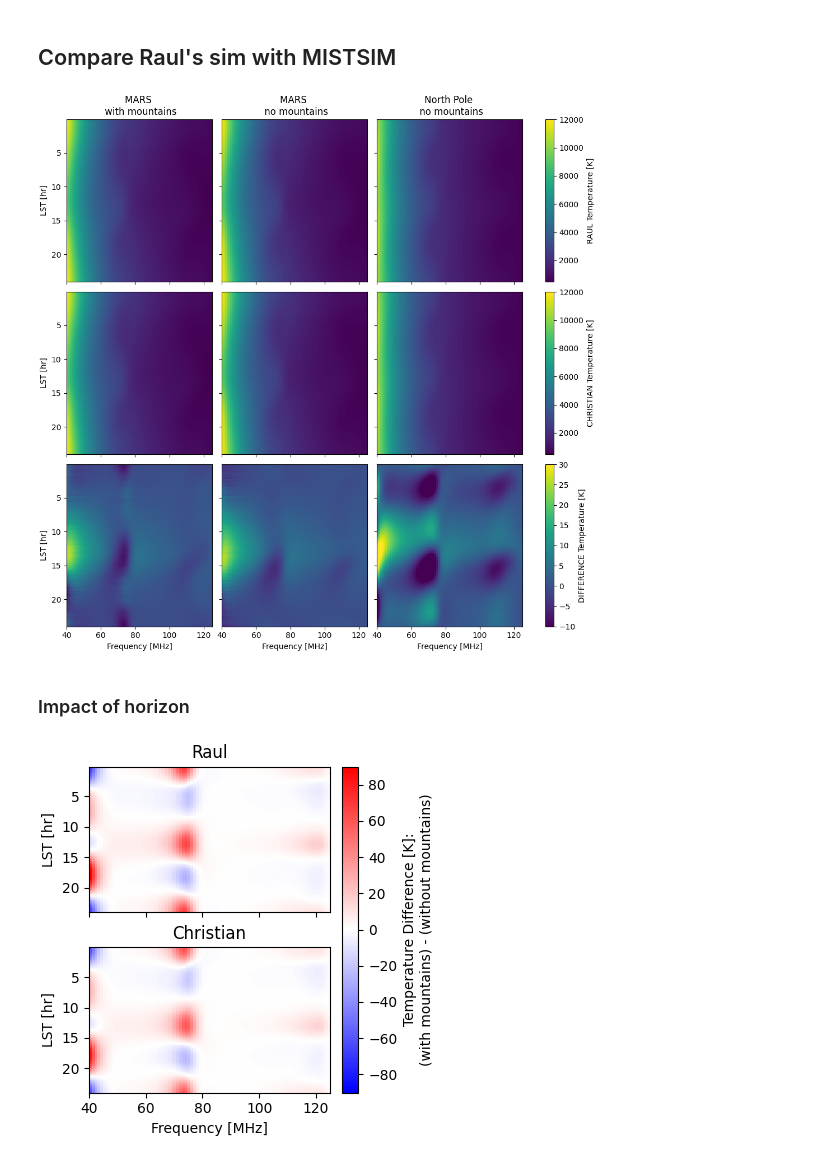
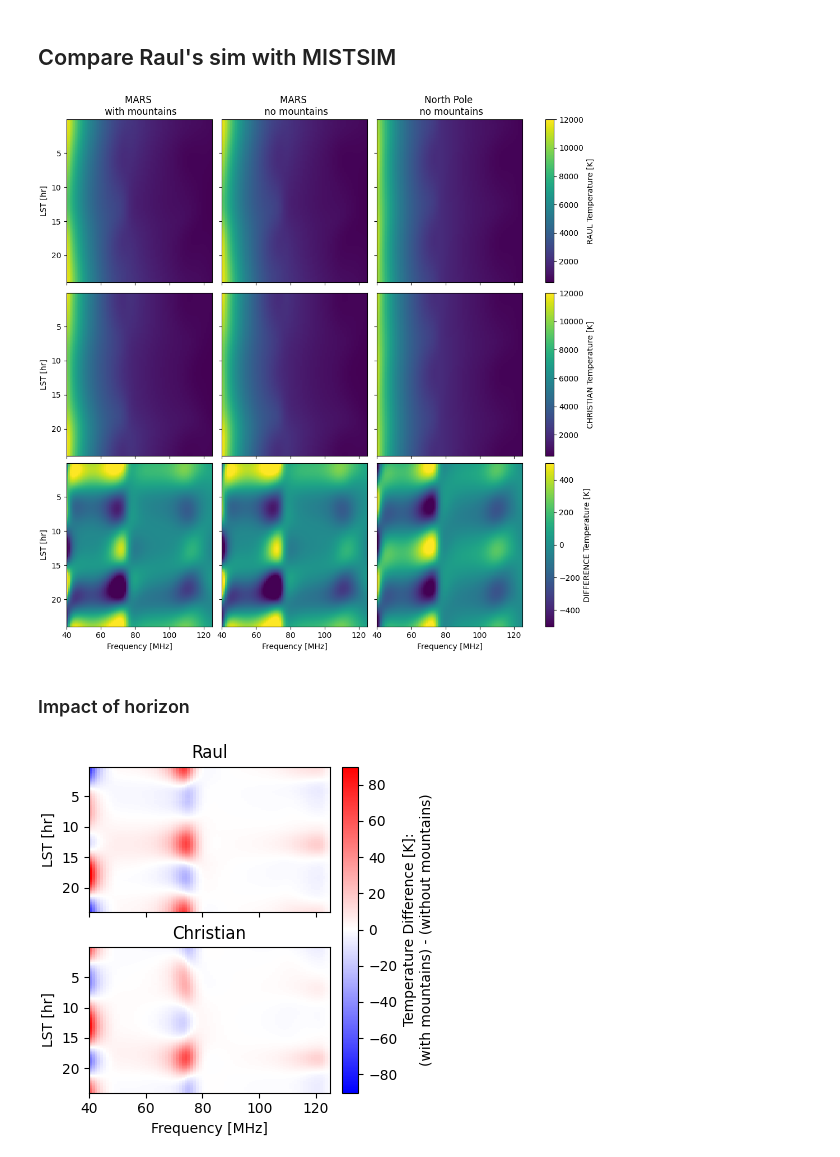
Before and after one commit to MIST-Experiment/mistsim, a Jupyter notebook: notebooks/sim_comparisons/sim_comparison_azrot90.ipynb, the cells around one changed output. Cells and saved outputs as stored; diff of their text form; code cells hidden in the pictures.

Commit message:
rerun sim comparison with new convention

```diff
--- a/notebooks/sim_comparisons/sim_comparison_azrot90.ipynb
+++ b/notebooks/sim_comparisons/sim_comparison_azrot90.ipynb
@@ -175,7 +175,7 @@ Frequencies match: True
 (86, 181, 360)
 [figure]
 # %%
-BEAM_AZ_ROT = 0  # FEKO phi=0 = dipole arms; az=0 = North (astro convention)
+BEAM_AZ_ROT = 90  # EAST x-axis
 
 # no mountain case (test 1 and 2)
 beam2 = ms.Beam(gain, freqs, sampling="mwss", horizon=None,
@@ -328,35 +328,35 @@ if SAVE:
 ## Compare Raul's sim with MISTSIM
 # %%
 diff_kwargs = wfall_kwargs.copy()
-diff_kwargs["vmin"] = -10
-diff_kwargs["vmax"] = 30
+diff_kwargs["vmin"] = -500
+diff_kwargs["vmax"] = 500
 
 fig, axs = plt.subplots(
     figsize=(10, 10),
     nrows=3,
     ncols=3,
     sharex=True,
     sharey=True,
     constrained_layout=True,
 )
 for k in sim_res["chb"]:
     raul_sim = sim_res["raul"][k]
     chb_sim = sim_res["chb"][k]
     diff = raul_sim - chb_sim
     imr = axs[0, k].imshow(raul_sim, **wfall_kwargs)
     imc = axs[1, k].imshow(chb_sim, **wfall_kwargs)
     imd = axs[2, k].imshow(diff, **diff_kwargs)
     axs[0, k].set_title("\n".join(tests[k].split("/")))
     axs[2, k].set_xlabel("Frequency [MHz]")
 
 fig.colorbar(imr, ax=axs[0], label="RAUL Temperature [K]")
 fig.colorbar(imc, ax=axs[1], label="CHRISTIAN Temperature [K]")
 fig.colorbar(imd, ax=axs[2], label="DIFFERENCE Temperature [K]")
 plt.setp(axs[:, 0], ylabel="LST [hr]")
 
 plt.show()
 # %% [output]
-[figure, old version]
+[figure, new version]
 # %% [markdown]
 ### Impact of horizon
 # %%
@@ -391,7 +391,7 @@ fig.colorbar(
 )
 plt.show()
 # %% [output]
-[figure, old version]
+[figure, new version]
 # %%
 fmd = np.argsort(np.sum(np.abs(diff_horizon_raul), axis=0))[::-1]
 plt.figure(constrained_layout=True)
```
Also changed, not shown: parts of 1 cell of this notebook, 1 other file.
